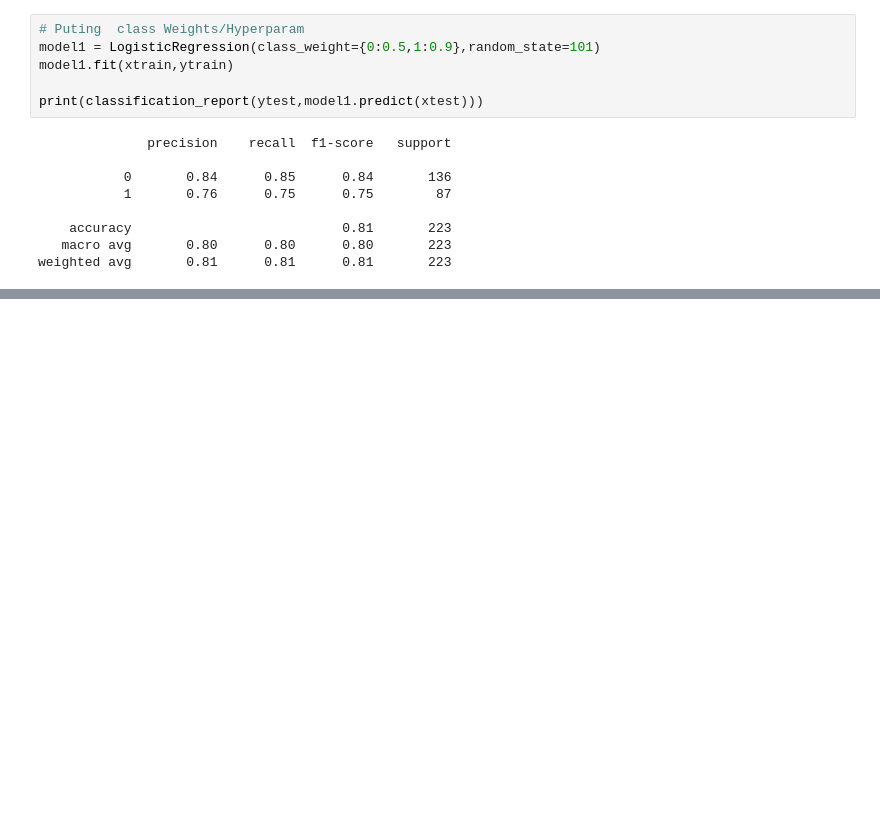
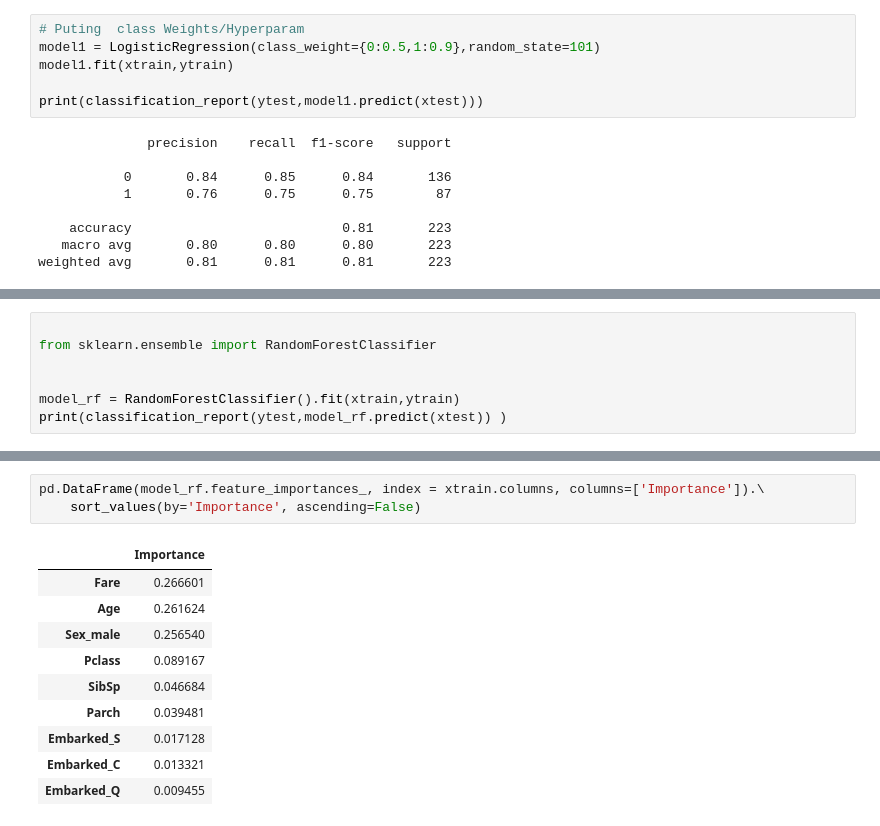
Before and after one commit to officialanshgoyal/ML-, a Jupyter notebook: logistic_reg.ipynb, the cells around one changed output, grey strips where cells are left out. Cells and saved outputs as stored; diff of their text form; blank space fills up the shorter version.

```diff
--- a/logistic_reg.ipynb
+++ b/logistic_reg.ipynb
@@ -533,0 +597,7 @@ weighted avg       0.71      0.70      0.66       223
+# %%
+
+from sklearn.ensemble import RandomForestClassifier
+
+
+model_rf = RandomForestClassifier().fit(xtrain,ytrain)
+print(classification_report(ytest,model_rf.predict(xtest)) )
@@ -533,0 +613,14 @@ weighted avg       0.71      0.70      0.66       223
+# %%
+pd.DataFrame(model_rf.feature_importances_, index = xtrain.columns, columns=['Importance']).\
+    sort_values(by='Importance', ascending=False)
+# %% [output]
+|  | Importance |
+| Fare | 0.266601 |
+| Age | 0.261624 |
+| Sex_male | 0.256540 |
+| Pclass | 0.089167 |
+| SibSp | 0.046684 |
+| Parch | 0.039481 |
+| Embarked_S | 0.017128 |
+| Embarked_C | 0.013321 |
+| Embarked_Q | 0.009455 |
```
Also changed, not shown: parts of 23 cells of this notebook, 5 other files.
